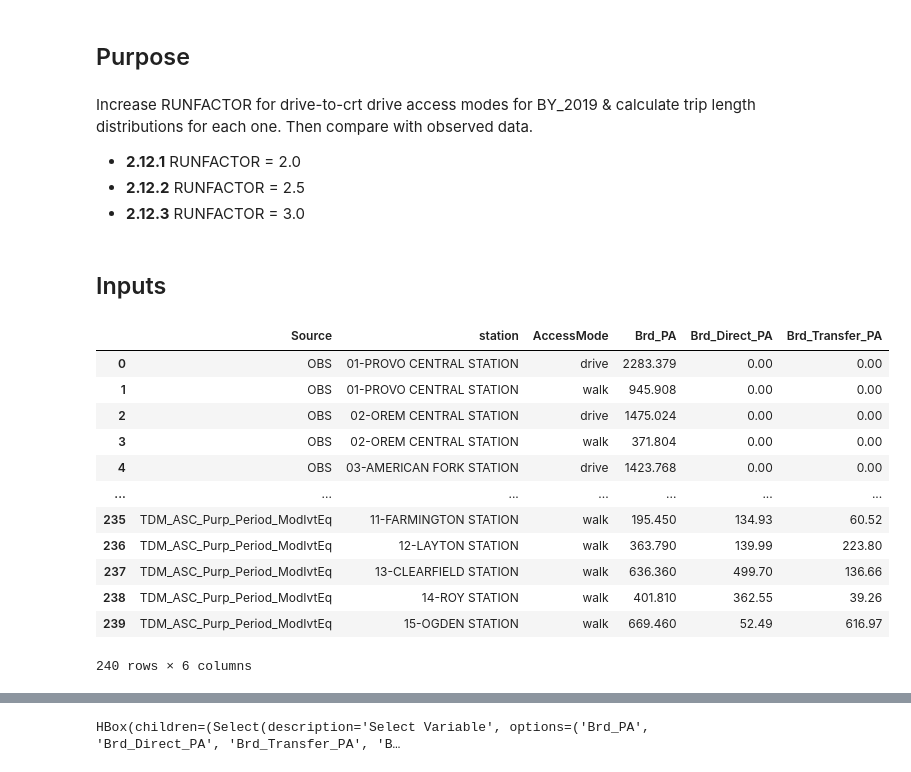
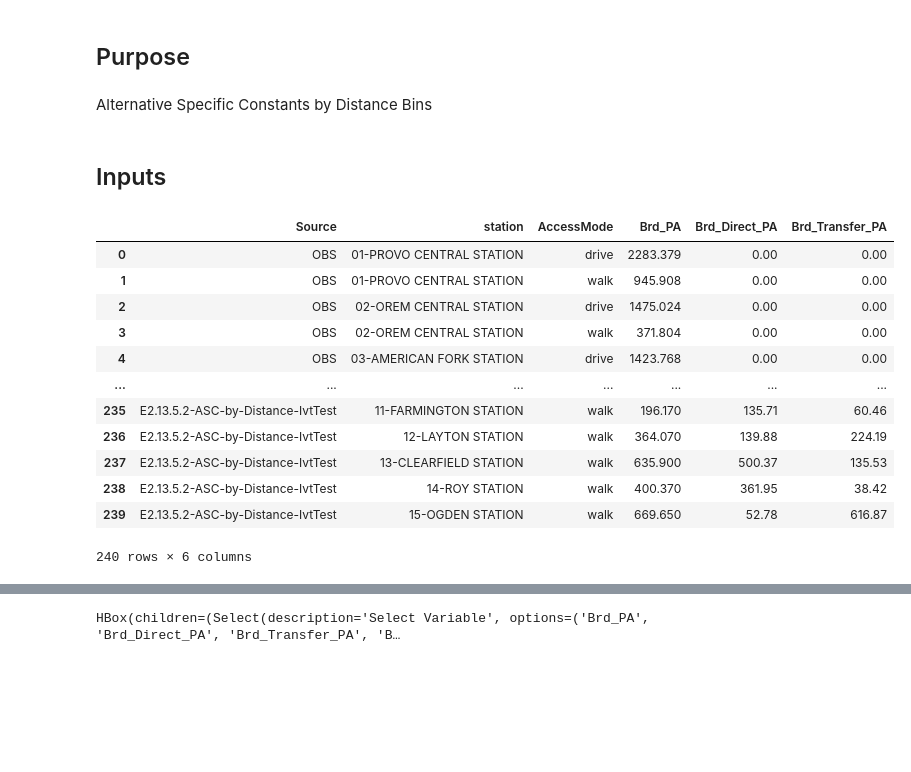
Before and after one commit to WFRCAnalytics/TDM-DEV-v920-E2-Analysis, a Jupyter notebook: 2.13-ASC-by-Distance.ipynb, the cells around one changed output, grey strips where cells are left out. Drawn from its saved outputs; the diff is of its cells as text; code cells hidden in the pictures; blank space fills up the shorter version.

Commit message:
Update with corrected run data

```diff
--- a/2.13-ASC-by-Distance.ipynb
+++ b/2.13-ASC-by-Distance.ipynb
@@ -12,12 +12,8 @@ from ipywidgets import Layout
 import _global_scripts as gs
 # %% [markdown]
 ## Purpose
-# %% [markdown]
-Increase RUNFACTOR for drive-to-crt drive access modes for BY_2019 & calculate trip length distributions for each one. Then compare with observed data.
-
- - **2.12.1**  RUNFACTOR = 2.0
- - **2.12.2**  RUNFACTOR = 2.5
- - **2.12.3**  RUNFACTOR = 3.0
+# %% [markdown]
+Alternative Specific Constants by Distance Bins
 # %% [markdown]
 ## Inputs
 # %%
@@ -39,22 +35,22 @@ if pa_od == 'PA':
 
 # Define paths for boarding and rider summaries
 summary_paths = {
-#   "TDM-Recalib":                         ("_data/E2.14/WFv920-E2.14.1_BY_2019_transit_brding_summary_node.csv",
-#                                           "_data/E2.14/WFv920-E2.14.1_BY_2019_transit_rider_summary_link.csv"),
-#   "TDM-Recalib-100-divisor-removed":     ("_data/E2.14/WFv920-E2.14.2_BY_2019_transit_brding_summary_node.csv",
-#                                           "_data/E2.14/WFv920-E2.14.2_BY_2019_transit_rider_summary_link.csv"),
-    "TDM-Recalib":                          ("_data/E2.14/WFv920-E2.14.3_BY_2019_transit_brding_summary_node.csv", # with 2nd part removed
-                                            "_data/E2.14/WFv920-E2.14.3_BY_2019_transit_rider_summary_link.csv"),
-    "TDM_2.7.3":                           ("_data/E2.7/WFv920-E2.7.3_BY_2019_transit_brding_summary_node.csv",
-                                            "_data/E2.7/WFv920-E2.7.3_BY_2019_transit_rider_summary_link.csv"),
-    "TDM_ASC_All":                         ("_data/E2.13/WFv920-E2.13.2_BY_2019_transit_brding_summary_node.csv",
-                                            "_data/E2.13/WFv920-E2.13.2_BY_2019_transit_rider_summary_link.csv"),
-    "TDM_ASC_Purp":                        ("_data/E2.13/WFv920-E2.13.3_BY_2019_transit_brding_summary_node.csv",
-                                            "_data/E2.13/WFv920-E2.13.3_BY_2019_transit_rider_summary_link.csv"),
-    "TDM_ASC_Purp_Period":                 ("_data/E2.13/WFv920-E2.13.4_BY_2019_transit_brding_summary_node.csv",
-                                            "_data/E2.13/WFv920-E2.13.4_BY_2019_transit_rider_summary_link.csv"),
-    "TDM_ASC_Purp_Period_ModIvtEq":        ("_data/E2.13/WFv920-E2.13.5_BY_2019_transit_brding_summary_node.csv",
-                                            "_data/E2.13/WFv920-E2.13.5_BY_2019_transit_rider_summary_link.csv")
+#   "TDM-Recalib":                       ("_data/E2.14/WFv920-E2.14.1_BY_2019_transit_brding_summary_node.csv",
+#                                         "_data/E2.14/WFv920-E2.14.1_BY_2019_transit_rider_summary_link.csv"),
+#   "TDM-Recalib-100-divisor-removed":   ("_data/E2.14/WFv920-E2.14.2_BY_2019_transit_brding_summary_node.csv",
+#                                         "_data/E2.14/WFv920-E2.14.2_BY_2019_transit_rider_summary_link.csv"),
+    "E2.14.4-Recalib-RF2.5":             ("_data/E2.14/WFv920-E2.14.4_BY_2019_transit_brding_summary_node.csv", # with 2nd part removed
+                                          "_data/E2.14/WFv920-E2.14.4_BY_2019_transit_rider_summary_link.csv"),
+    "E2.7.3-IvtTest":                    ("_data/E2.7/WFv920-E2.7.3_BY_2019_transit_brding_summary_node.csv",
+                                          "_data/E2.7/WFv920-E2.7.3_BY_2019_transit_rider_summary_link.csv"),
+    "E2.13.4-ASC-by-Distance":           ("_data/E2.13/WFv920-E2.13.4_BY_2019_transit_brding_summary_node.csv",
+                                          "_data/E2.13/WFv920-E2.13.4_BY_2019_transit_rider_summary_link.csv"),
+    "E2.13.4.3-ASC-by-Distance":         ("_data/E2.13/WFv920-E2.13.4.3_BY_2019_transit_brding_summary_node.csv",
+                                          "_data/E2.13/WFv920-E2.13.4.3_BY_2019_transit_rider_summary_link.csv"),
+    "E2.13.5-ASC-by-Distance-IvtTest":   ("_data/E2.13/WFv920-E2.13.5_BY_2019_transit_brding_summary_node.csv",
+                                          "_data/E2.13/WFv920-E2.13.5_BY_2019_transit_rider_summary_link.csv"),
+    "E2.13.5.2-ASC-by-Distance-IvtTest": ("_data/E2.13/WFv920-E2.13.5.2_BY_2019_transit_brding_summary_node.csv",
+                                          "_data/E2.13/WFv920-E2.13.5.2_BY_2019_transit_rider_summary_link.csv")
 }
 
 # Read stations data
@@ -62,38 +58,38 @@ df_stations1 = gs.df_stations[['station', 'N']]
 
 # Summarize TDM stats for each dataset
 df_tdm_list = [df_tdm_obs]  # Start with observed data
 
 for label, (boarding_path, rider_path) in summary_paths.items():
     df_tdm_list.append(gs.summarize_tdm_stats(boarding_path, rider_path, df_stations1, label, pa_od_function))
 
 # Concatenate and clean the dataframe
 df_tdm_obs_new = pd.concat(df_tdm_list, ignore_index=True)
 
 # Further clean and finalize the dataframe
 df_tdm_obs_new = (
     df_tdm_obs_new
     .round(3)
     .fillna(0)
     .drop(columns='index', errors='ignore')
     .loc[:, ~df_tdm_obs_new.columns.str.contains('^Unnamed')]
 )
 
 # Rename and display
 sumStats = df_tdm_obs_new.copy()
 display(df_tdm_obs_new)
 # %% [output]
 |  | Source | station | AccessMode | Brd_PA | Brd_Direct_PA | Brd_Transfer_PA |
 | 0 | OBS | 01-PROVO CENTRAL STATION | drive | 2283.379 | 0.00 | 0.00 |
 | 1 | OBS | 01-PROVO CENTRAL STATION | walk | 945.908 | 0.00 | 0.00 |
 | 2 | OBS | 02-OREM CENTRAL STATION | drive | 1475.024 | 0.00 | 0.00 |
 | 3 | OBS | 02-OREM CENTRAL STATION | walk | 371.804 | 0.00 | 0.00 |
 | 4 | OBS | 03-AMERICAN FORK STATION | drive | 1423.768 | 0.00 | 0.00 |
 | ... | ... | ... | ... | ... | ... | ... |
-| 235 | TDM_ASC_Purp_Period_ModIvtEq | 11-FARMINGTON STATION | walk | 195.450 | 134.93 | 60.52 |
-| 236 | TDM_ASC_Purp_Period_ModIvtEq | 12-LAYTON STATION | walk | 363.790 | 139.99 | 223.80 |
-| 237 | TDM_ASC_Purp_Period_ModIvtEq | 13-CLEARFIELD STATION | walk | 636.360 | 499.70 | 136.66 |
-| 238 | TDM_ASC_Purp_Period_ModIvtEq | 14-ROY STATION | walk | 401.810 | 362.55 | 39.26 |
-| 239 | TDM_ASC_Purp_Period_ModIvtEq | 15-OGDEN STATION | walk | 669.460 | 52.49 | 616.97 |
+| 235 | E2.13.5.2-ASC-by-Distance-IvtTest | 11-FARMINGTON STATION | walk | 196.170 | 135.71 | 60.46 |
+| 236 | E2.13.5.2-ASC-by-Distance-IvtTest | 12-LAYTON STATION | walk | 364.070 | 139.88 | 224.19 |
+| 237 | E2.13.5.2-ASC-by-Distance-IvtTest | 13-CLEARFIELD STATION | walk | 635.900 | 500.37 | 135.53 |
+| 238 | E2.13.5.2-ASC-by-Distance-IvtTest | 14-ROY STATION | walk | 400.370 | 361.95 | 38.42 |
+| 239 | E2.13.5.2-ASC-by-Distance-IvtTest | 15-OGDEN STATION | walk | 669.650 | 52.78 | 616.87 |
 240 rows × 6 columns
 # %%
 # add a few more columns regarding percentage of boardings in relation to total boardings
```
Also changed, not shown: parts of 6 cells of this notebook, 7 other files.
